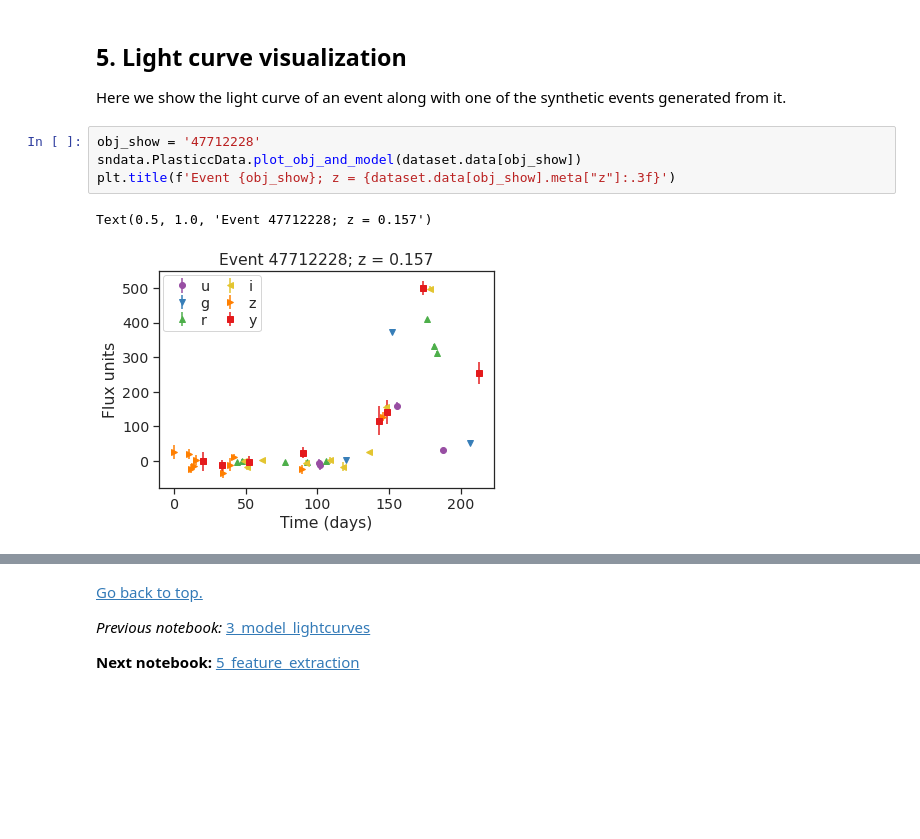
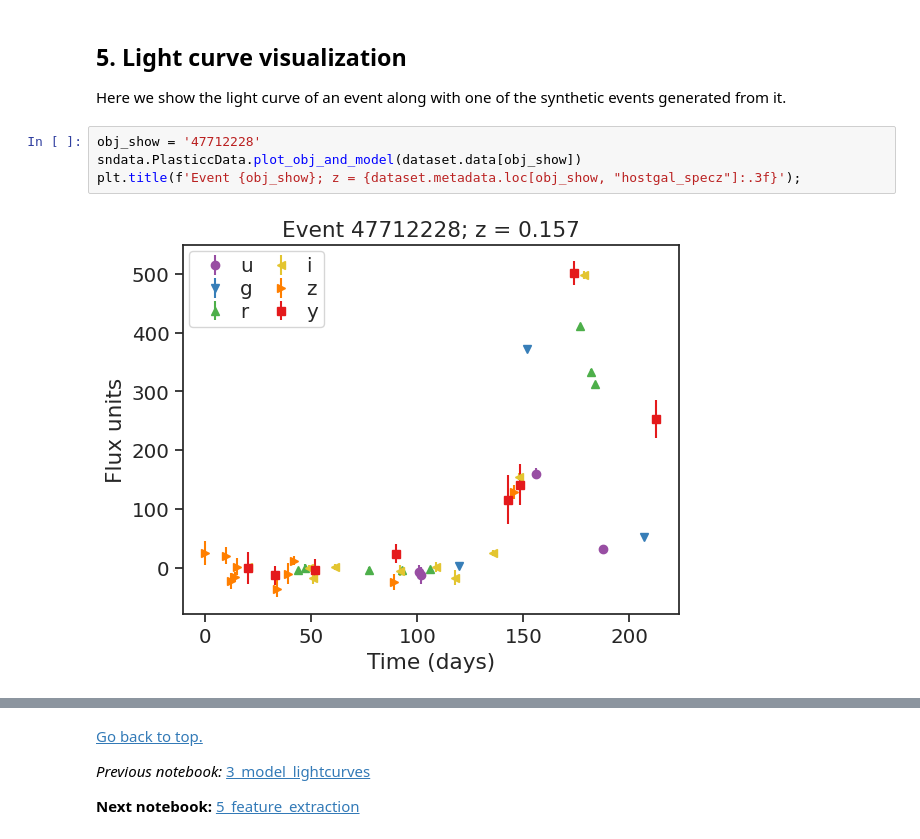
Before and after one commit to LSSTDESC/snmachine, a Jupyter notebook: examples/4_augment_data.ipynb, the cells around one changed output, grey strips where cells are left out. Drawn from its saved outputs; the diff is of its cells as text; blank space fills up the shorter version.

```diff
--- a/examples/4_augment_data.ipynb
+++ b/examples/4_augment_data.ipynb
@@ -287,8 +292,7 @@ Here we show the light curve of an event along with one of the synthetic events
 # %%
 obj_show = '47712228'
 sndata.PlasticcData.plot_obj_and_model(dataset.data[obj_show])
-plt.title(f'Event {obj_show}; z = {dataset.data[obj_show].meta["z"]:.3f}')
+plt.title(f'Event {obj_show}; z = {dataset.metadata.loc[obj_show, "hostgal_specz"]:.3f}');
 # %% [output]
-Text(0.5, 1.0, 'Event 47712228; z = 0.157')
-[figure, old version]
+[figure, new version]
 # %%
```
Also changed, not shown: parts of 12 cells of this notebook, 7 other files.
